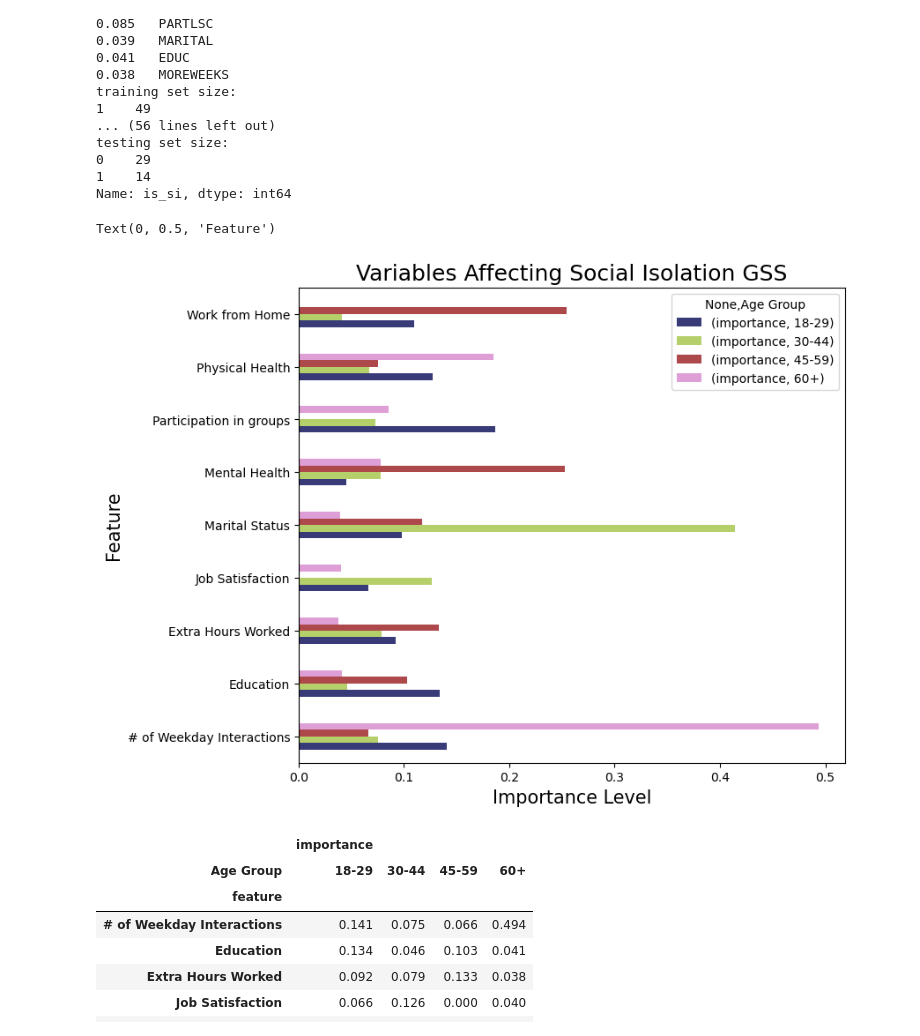
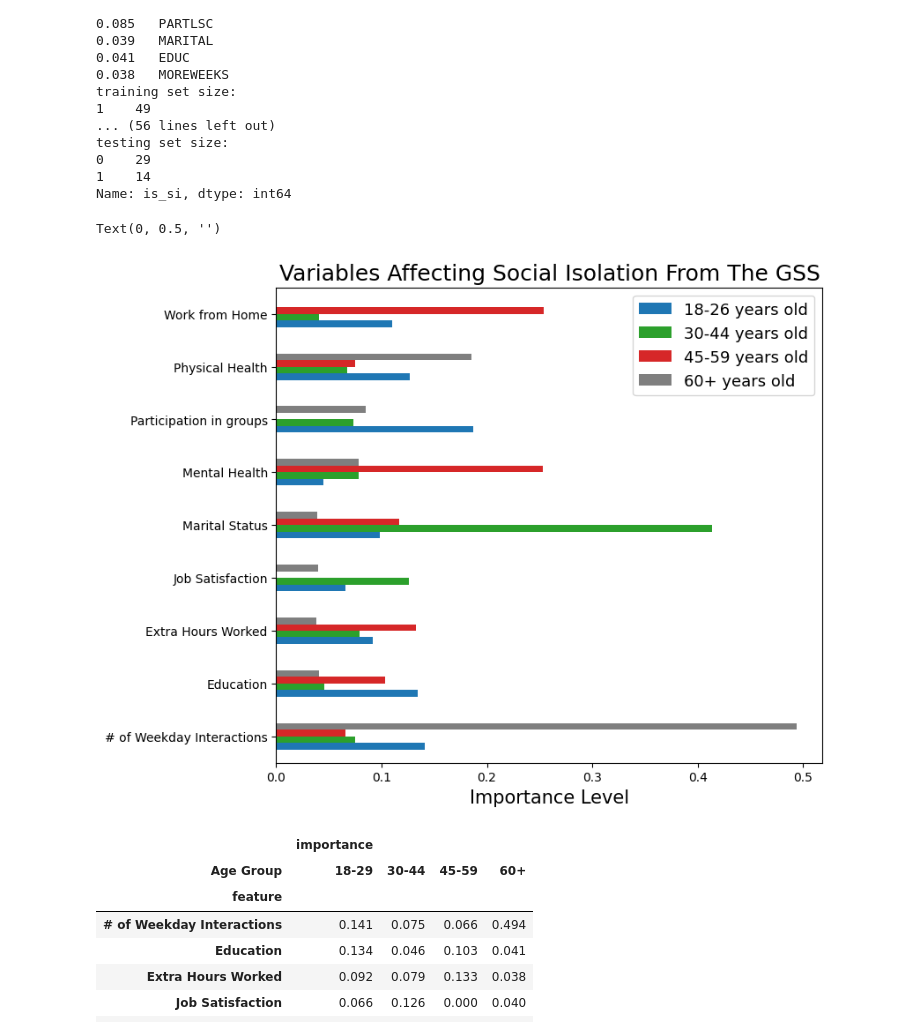
Before and after one commit to matthewasloan95/social-isolation-transportation, a Jupyter notebook: Feature Modeling GSS.ipynb, the cells around one changed output. Saved outputs shown, nothing was run; the diff lists cells and outputs as text; code cells hidden in the pictures.

Commit message:
made chart for decision tree gss

```diff
--- a/Feature Modeling GSS.ipynb
+++ b/Feature Modeling GSS.ipynb
@@ -410,19 +410,20 @@ summary_plot.replace(to_replace={'HLTHPHYS': 'Physical Health',
                          'EDUC': 'Education'},inplace=True)
 # %%
 #plt.figure(figsize=(10,10))
-ax = summary_plot.pivot(columns='Age Group', index='feature').plot.barh(figsize=(8,7),rot=0,cmap='tab20b')#
+ax = summary_plot.pivot(columns='Age Group', index='feature').plot.barh(figsize=(8,7),rot=0,color=['tab:blue','tab:green','tab:red','tab:gray'])#
 
 
-plt.title('Variables Affecting Social Isolation GSS', fontsize=18)
+plt.title('Variables Affecting Social Isolation From The GSS', fontsize=18)
 plt.xlabel('Importance Level',fontsize=15)
-plt.ylabel('Feature',fontsize=15)
+plt.legend(labels=['18-26 years old','30-44 years old','45-59 years old','60+ years old'],fontsize=13)
+plt.ylabel('',fontsize=17)
 #ax.tick_params(axis='x',labelsize=12)
 #ax.tick_params(axis='y', labelsize=10)
 # ax.set_yticklabels(['# of Weekday Interactions', 'Mental Health', 'Physical Health','Job Overtime','Married','Participation in Groups','Job Satisfaction','Work From Home'])
 #plt.setp(ax.yaxis.get_majorticklabels(), ha="right" )
 # %% [output]
-Text(0, 0.5, 'Feature')
+Text(0, 0.5, '')
-[figure, old version]
+[figure, new version]
 # %%
 summary_plot.pivot(index='feature',columns='Age Group')
 # %% [output]
```
Also changed, not shown: parts of 6 cells of this notebook.
